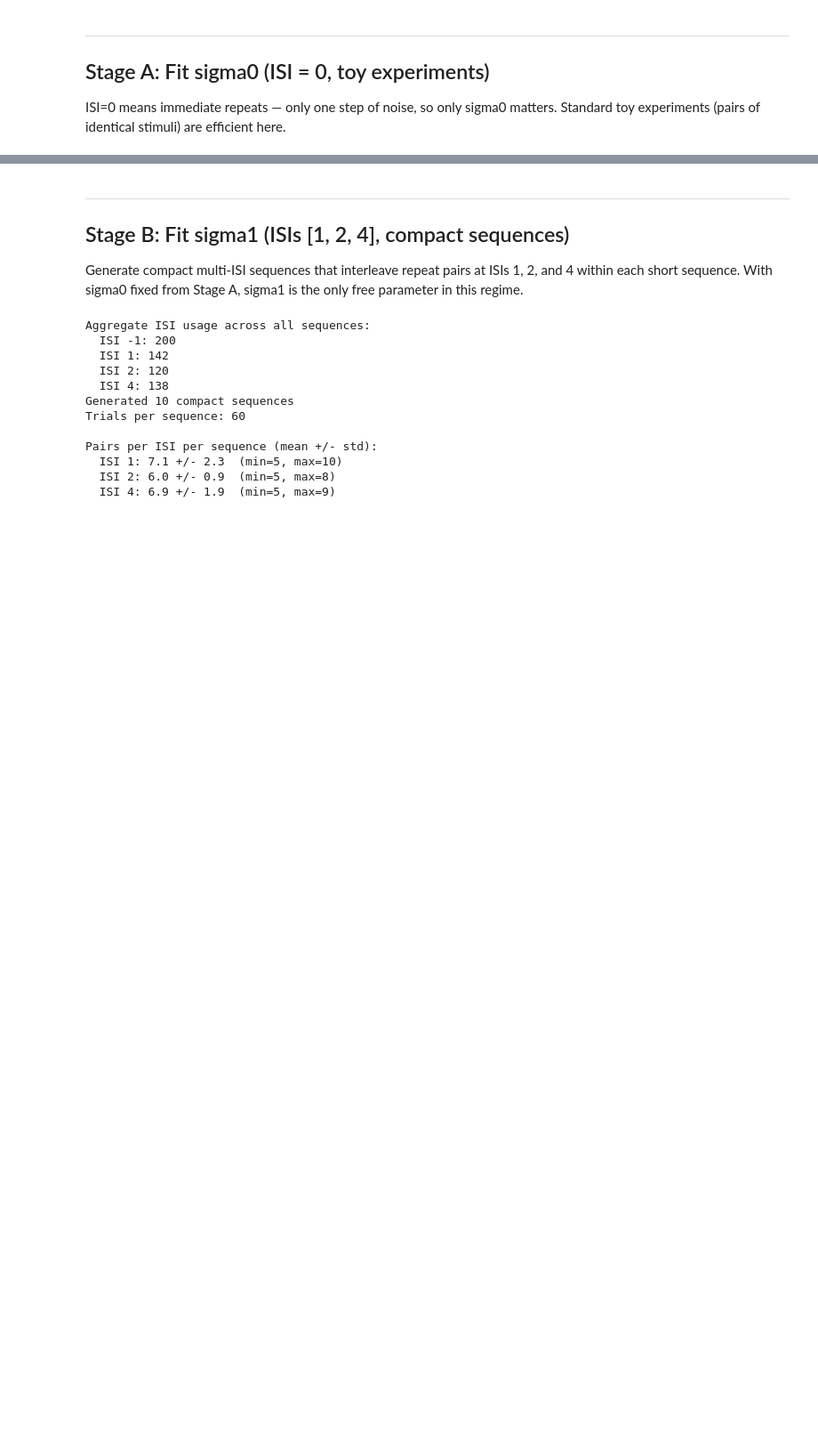
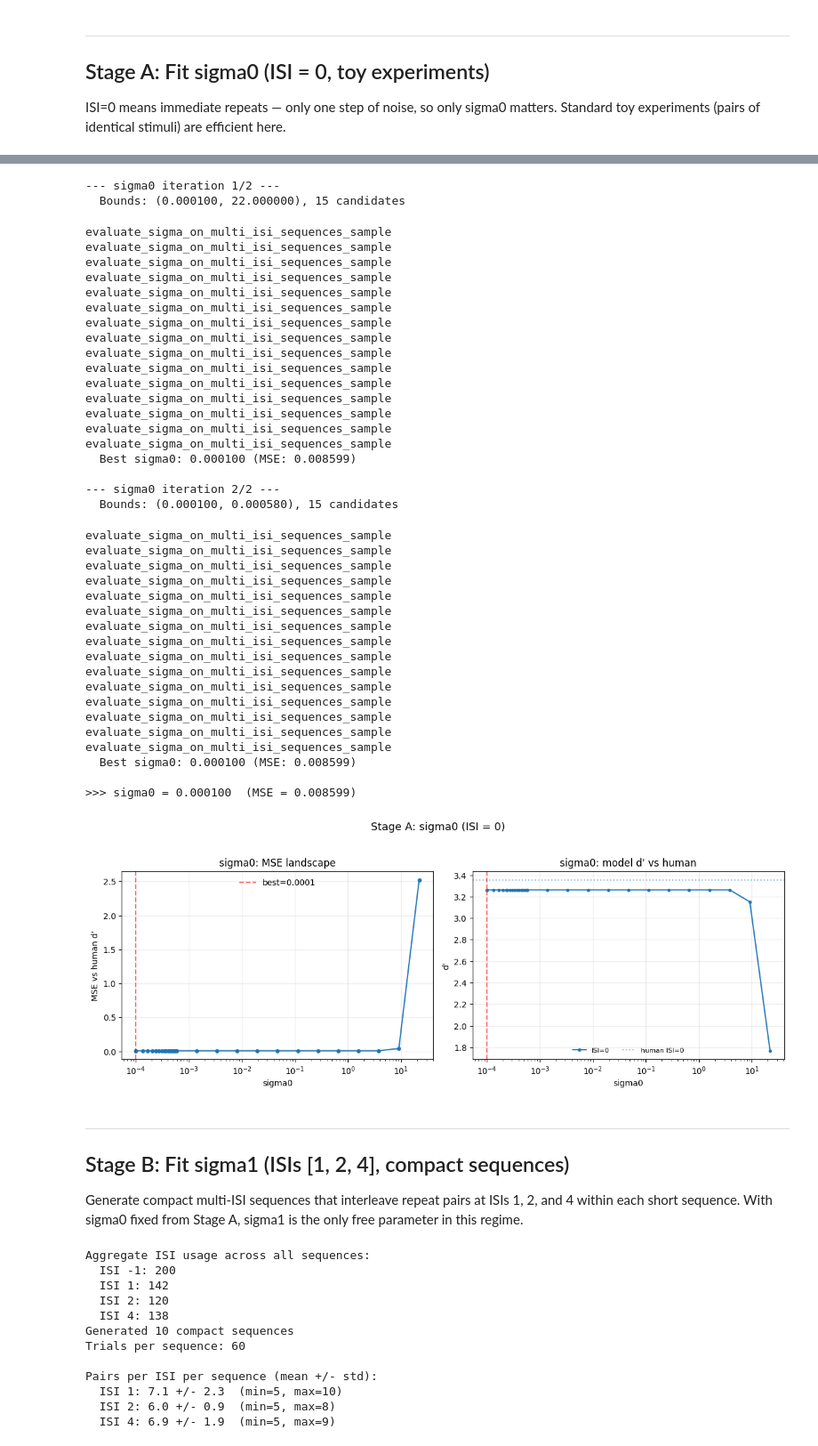
Before and after one commit to bjmedina/memory, a Jupyter notebook: notebooks/2026-03-08_three-stage-compact-fitting-v3-sparse12.ipynb, the cells around one changed output, grey strips where cells are left out. Shown at 89% size. Saved outputs shown, nothing was run; the diff lists cells and outputs as text; code cells hidden in the pictures; blank space fills up the shorter version.

```diff
--- a/notebooks/2026-03-08_three-stage-compact-fitting-v3-sparse12.ipynb
+++ b/notebooks/2026-03-08_three-stage-compact-fitting-v3-sparse12.ipynb
@@ -187,8 +192,8 @@ param_bounds = {
         22,
     ),
     "sigma1": (
-        0.0001,
-        10,
+        0.01,
+        5,
     ),
     "sigma2": (
         0.0001,
@@ -313,3 +304,73 @@ KeyboardInterrupt:
+# %%
+N_REFINE_ITERS = 2
+N_MC = 8
+
+#ompute_auroc_sparse500 = make_sparse_dprime_fn(500)
+
+stage_a = fit_sigma_1d(
+    run_experiment_fn=run_experiment_scores,
+    sigma_name="sigma0",
+    sigma_bounds=param_bounds["sigma0"],
+    fixed_sigmas={"sigma1": sigma1_init, "sigma2": sigma2_init},
+    noise_mode=noise_mode,
+    metric=metric,
+    X0=X,
+    name_to_idx=name_to_idx,
+    experiments_by_isi=isi0_exps,
+    human_dprimes_by_isi=sigma0_human,
+    t_step=t_step,
+    n_grid=15,
+    n_mc=N_MC,
+    n_refine_iters=N_REFINE_ITERS,
+    seed=0,
+    auroc_fn=compute_auroc_sparse48,
+)
+
+sigma0_fitted = stage_a["best_sigma"]
+print(f"\n>>> sigma0 = {sigma0_fitted:.6f}  (MSE = {stage_a['best_mse']:.6f})")
+plot_sigma_fit(stage_a, human_dprimes_by_isi=sigma0_human,
+               title="Stage A: sigma0 (ISI = 0)");
+# %% [output]
+--- sigma0 iteration 1/2 ---
+  Bounds: (0.000100, 22.000000), 15 candidates
+evaluate_sigma_on_multi_isi_sequences_sample
+evaluate_sigma_on_multi_isi_sequences_sample
+evaluate_sigma_on_multi_isi_sequences_sample
+evaluate_sigma_on_multi_isi_sequences_sample
+evaluate_sigma_on_multi_isi_sequences_sample
+evaluate_sigma_on_multi_isi_sequences_sample
+evaluate_sigma_on_multi_isi_sequences_sample
+evaluate_sigma_on_multi_isi_sequences_sample
+evaluate_sigma_on_multi_isi_sequences_sample
+evaluate_sigma_on_multi_isi_sequences_sample
+evaluate_sigma_on_multi_isi_sequences_sample
+evaluate_sigma_on_multi_isi_sequences_sample
+evaluate_sigma_on_multi_isi_sequences_sample
+evaluate_sigma_on_multi_isi_sequences_sample
+evaluate_sigma_on_multi_isi_sequences_sample
+  Best sigma0: 0.000100 (MSE: 0.008599)
+
+--- sigma0 iteration 2/2 ---
+  Bounds: (0.000100, 0.000580), 15 candidates
+evaluate_sigma_on_multi_isi_sequences_sample
+evaluate_sigma_on_multi_isi_sequences_sample
+evaluate_sigma_on_multi_isi_sequences_sample
+evaluate_sigma_on_multi_isi_sequences_sample
+evaluate_sigma_on_multi_isi_sequences_sample
+evaluate_sigma_on_multi_isi_sequences_sample
+evaluate_sigma_on_multi_isi_sequences_sample
+evaluate_sigma_on_multi_isi_sequences_sample
+evaluate_sigma_on_multi_isi_sequences_sample
+evaluate_sigma_on_multi_isi_sequences_sample
+evaluate_sigma_on_multi_isi_sequences_sample
+evaluate_sigma_on_multi_isi_sequences_sample
+evaluate_sigma_on_multi_isi_sequences_sample
+evaluate_sigma_on_multi_isi_sequences_sample
+evaluate_sigma_on_multi_isi_sequences_sample
+  Best sigma0: 0.000100 (MSE: 0.008599)
+
+>>> sigma0 = 0.000100  (MSE = 0.008599)
+[figure, added]
 # %%
 all_stimuli = set()
 
```
Also changed, not shown: parts of 9 cells of this notebook, 2 other files.
